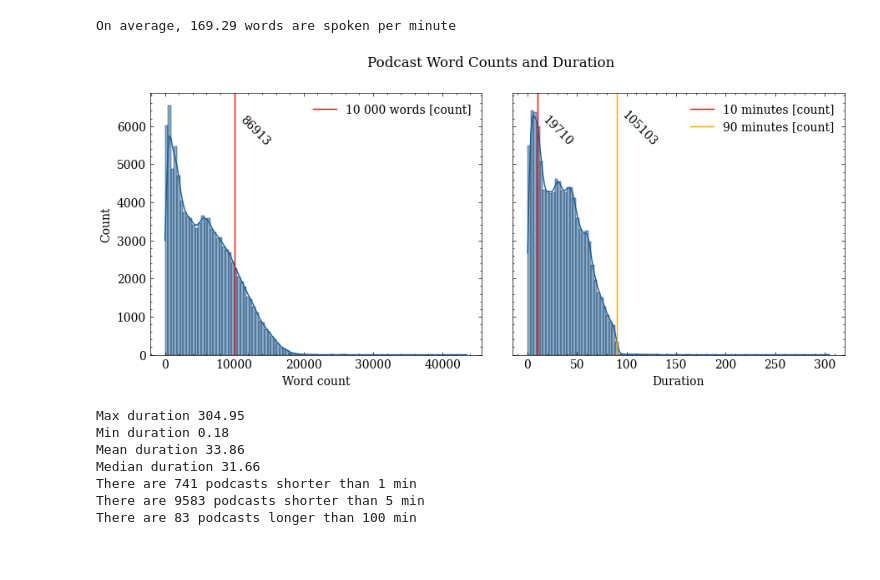
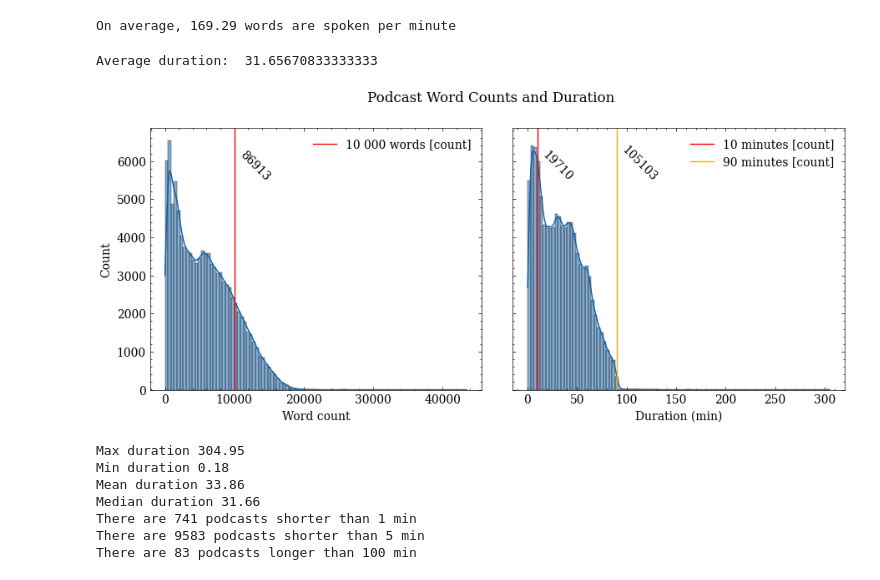
Before and after one commit to OskarMunck/Thesis, a Jupyter notebook: 1.EDA.ipynb, the cells around one changed output. Cells and saved outputs as stored; diff of their text form; code cells hidden in the pictures.

```diff
--- a/1.EDA.ipynb
+++ b/1.EDA.ipynb
@@ -158,32 +156,36 @@ There are 33 podcasts with more than 20 000 words
 print(f"On average, {sum(t_data.word_count) / sum(t_data.duration):.2f} words are spoken per minute")
 # %% [output]
 On average, 169.29 words are spoken per minute
+# %%
+print('Average duration: ', np.median(t_data.duration))
+# %% [output]
+Average duration:  31.65670833333333
 # %%
 # Calculate label stats for below charts
 duration_10 = t_data.groupby(t_data.duration <=10)["duration"].count().values[1]
 duration_90 = t_data.groupby(t_data.duration <=90)["duration"].count().values[1]
 word_count_10 = t_data.groupby(t_data.word_count <=10000)["word_count"].count().values[1]
 
 # plot
 fig, axs = plt.subplots(1,2, figsize=(9, 4), sharey=True)
 fig.suptitle("Podcast Word Counts and Duration")
 fig.tight_layout()
 
 sns.histplot(t_data.word_count, bins = 100, kde = True, ax= axs[0])
 sns.histplot(t_data.duration, bins = 100, kde = True, ax= axs[1])
 axs[0].axvline(10000, color= "r", label = "10 000 words [count]")
 axs[0].text(10500, 5500, word_count_10, rotation=-45)
 axs[0].set_xlabel("Word count")
 axs[1].axvline(10, color= "r", label ="10 minutes [count]")
 axs[1].axvline(90, color= "orange", label ="90 minutes [count]")
 axs[1].text(13, 5500, duration_10, rotation=-45)
 axs[1].text(93, 5500, duration_90, rotation=-45)
-axs[1].set_xlabel("Duration")
+axs[1].set_xlabel("Duration (min)")
 axs[0].legend()
 axs[1].legend()
 plt.show()
 # %% [output]
-[figure, old version]
+[figure, new version]
 # %%
 # Duration stats
 print(f"Max duration {max(t_data.duration):.2f}")
```
Also changed, not shown: parts of 6 cells of this notebook, 3 other files.
